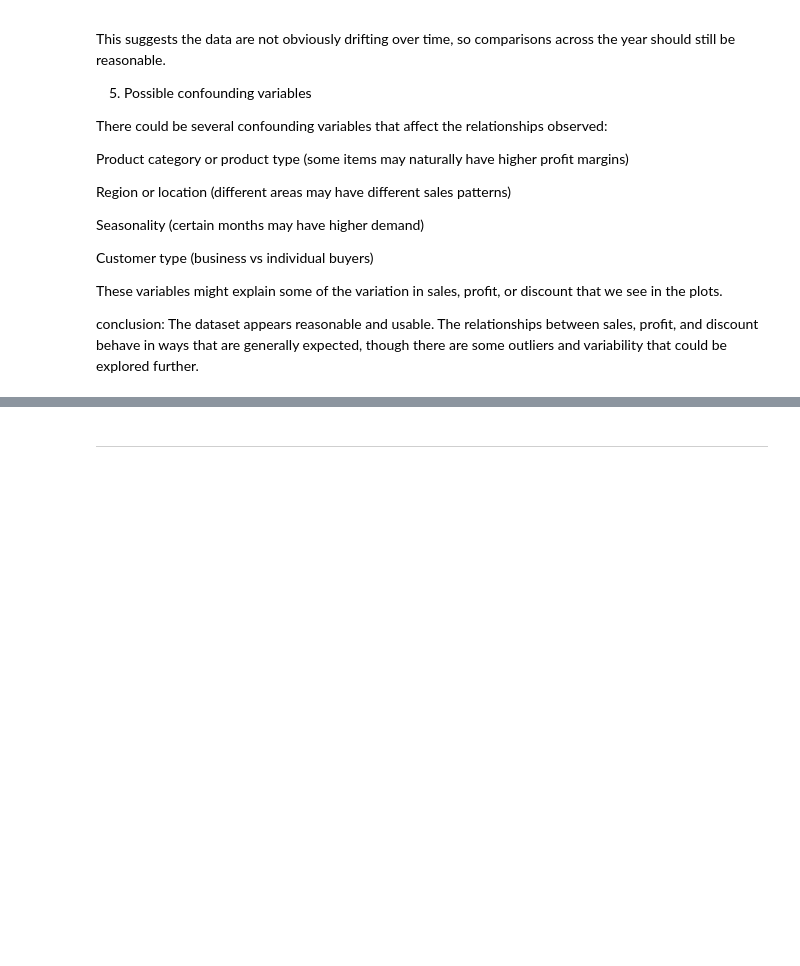
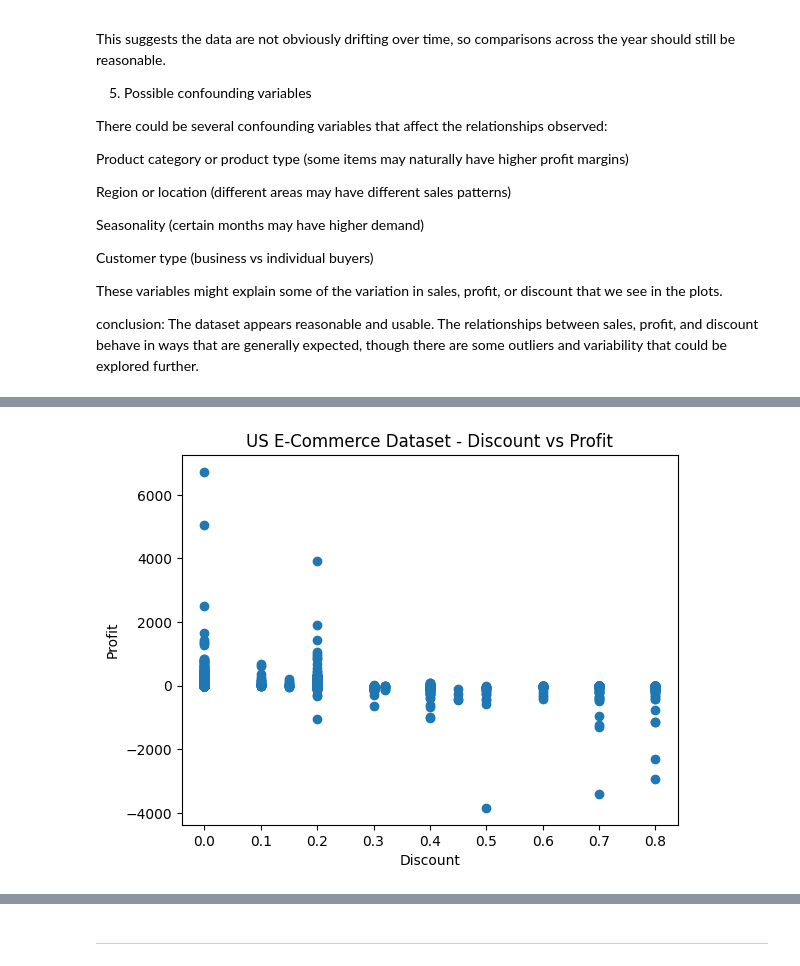
Before and after one commit to carlos00002/DX699_02, a Jupyter notebook: homework/OMDS-ModB2-Week6-Jaime-Carlos.ipynb, the cells around one changed output, grey strips where cells are left out. Drawn from its saved outputs; the diff is of its cells as text; code cells hidden in the pictures; blank space fills up the shorter version.

```diff
--- a/homework/OMDS-ModB2-Week6-Jaime-Carlos.ipynb
+++ b/homework/OMDS-ModB2-Week6-Jaime-Carlos.ipynb
@@ -269,0 +337,9 @@ The dataset appears reasonable and usable. The relationships between sales, prof
+# %%
+plt.figure()
+plt.scatter(df["Discount"], df["Profit"])
+plt.title("US E-Commerce Dataset - Discount vs Profit")
+plt.xlabel("Discount")
+plt.ylabel("Profit")
+plt.show()
+# %% [output]
+[figure, added]
```
Also changed, not shown: parts of 15 cells of this notebook.
